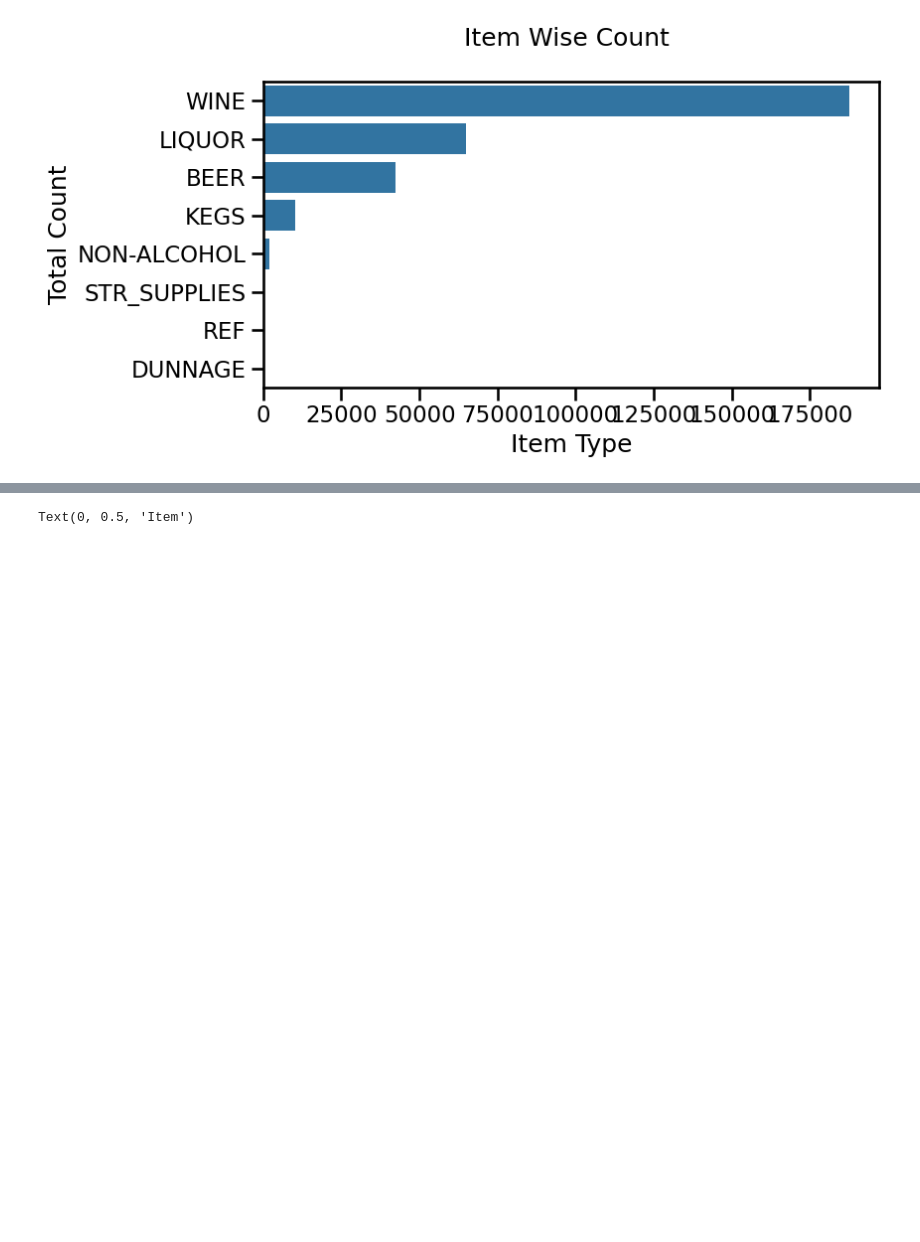
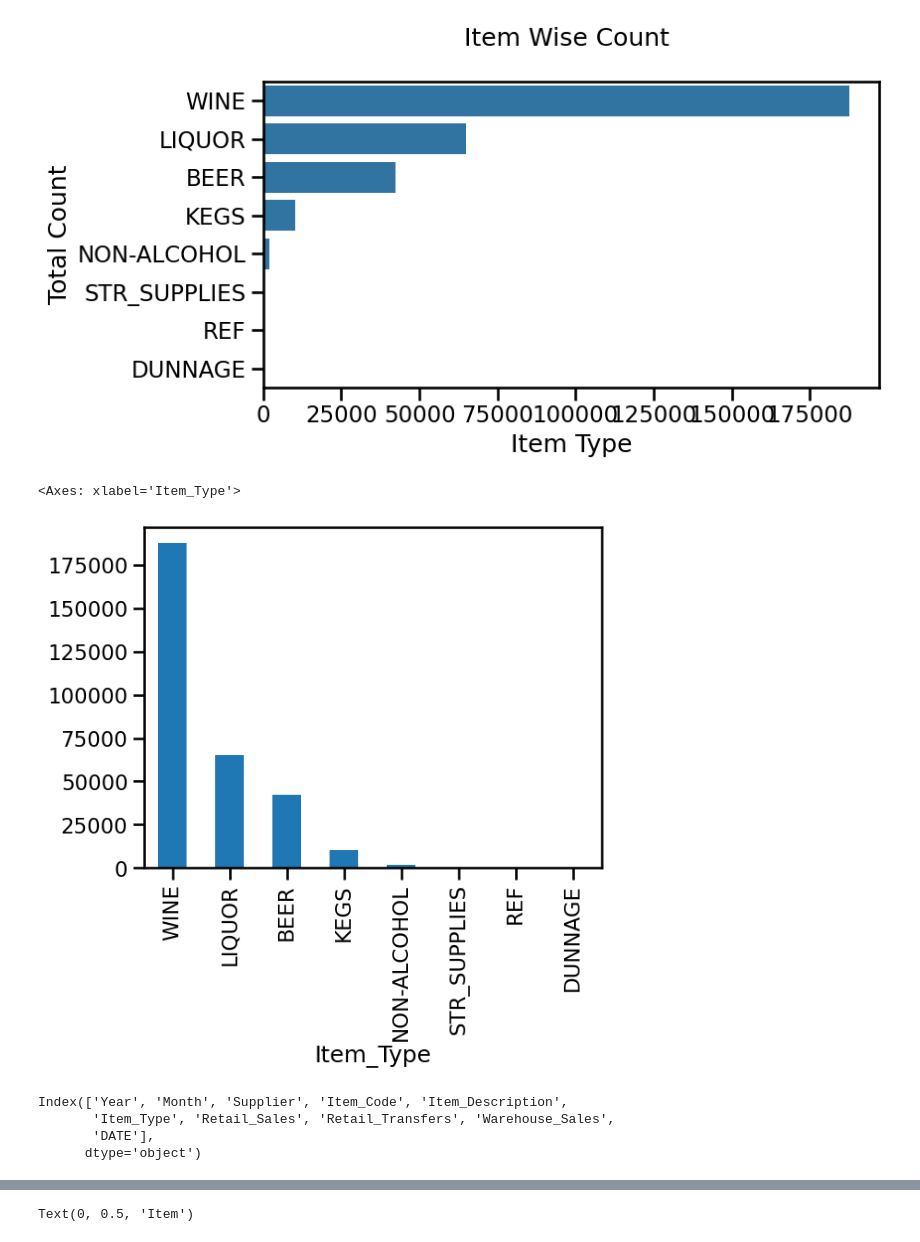
Before and after one commit to Killerfish8/Thesis, a Jupyter notebook: Warehouse_and_Retail_Sales.ipynb, the cells around one changed output, grey strips where cells are left out. Cells and saved outputs as stored; diff of their text form; code cells hidden in the pictures; blank space fills up the shorter version.

```diff
--- a/Warehouse_and_Retail_Sales.ipynb
+++ b/Warehouse_and_Retail_Sales.ipynb
@@ -362,3 +362,15 @@ DUNNAGE             72
 Name: count, dtype: int64
 Text(0.5, 0, 'Item Type')
 [figure]
+# %%
+df['Item_Type'].value_counts().plot(kind="bar")
+# %% [output]
+<Axes: xlabel='Item_Type'>
+[figure, added]
+# %%
+df.columns
+# %% [output]
+Index(['Year', 'Month', 'Supplier', 'Item_Code', 'Item_Description',
+       'Item_Type', 'Retail_Sales', 'Retail_Transfers', 'Warehouse_Sales',
+       'DATE'],
+      dtype='object')
```
Also changed, not shown: parts of 7 cells of this notebook.
